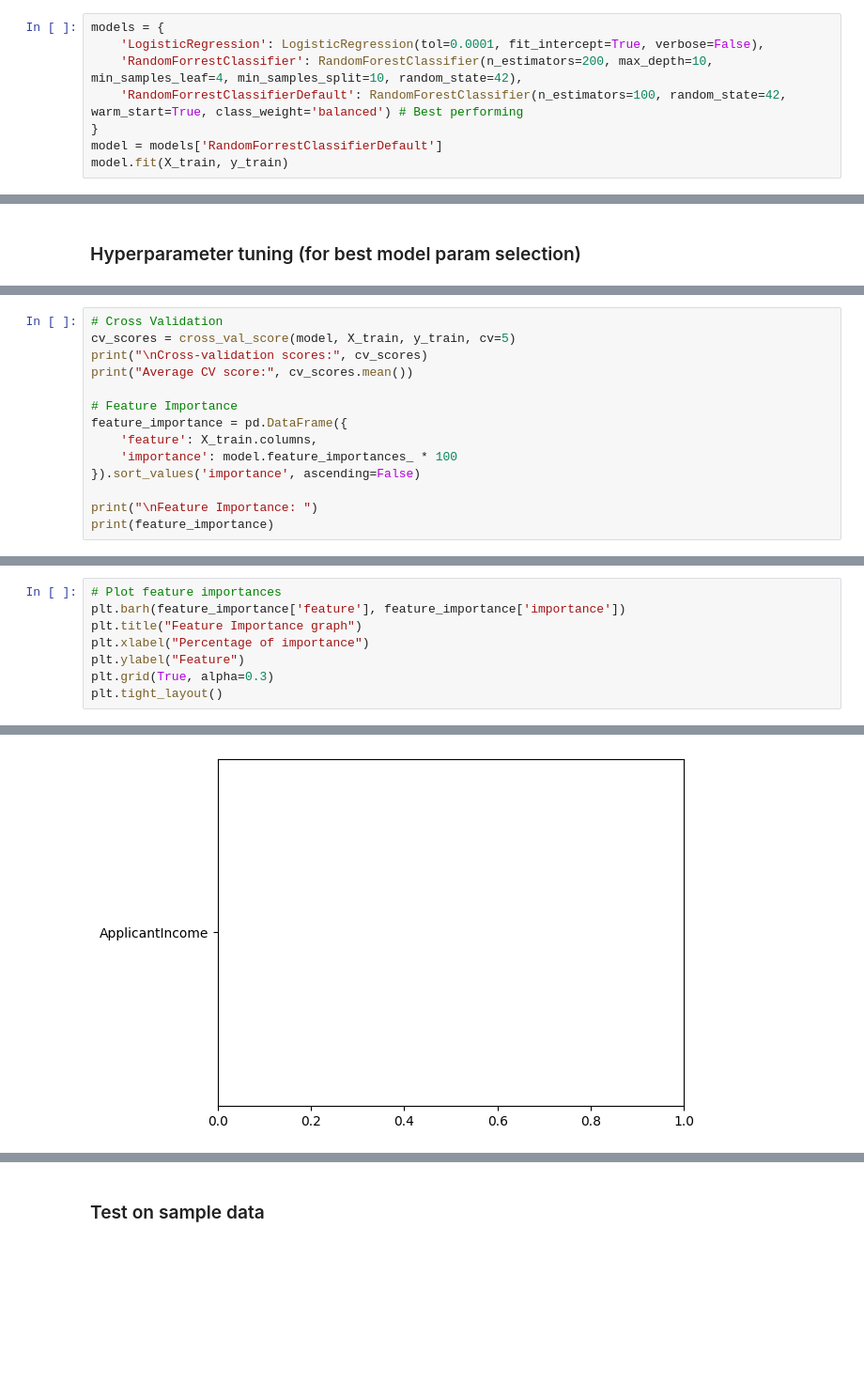
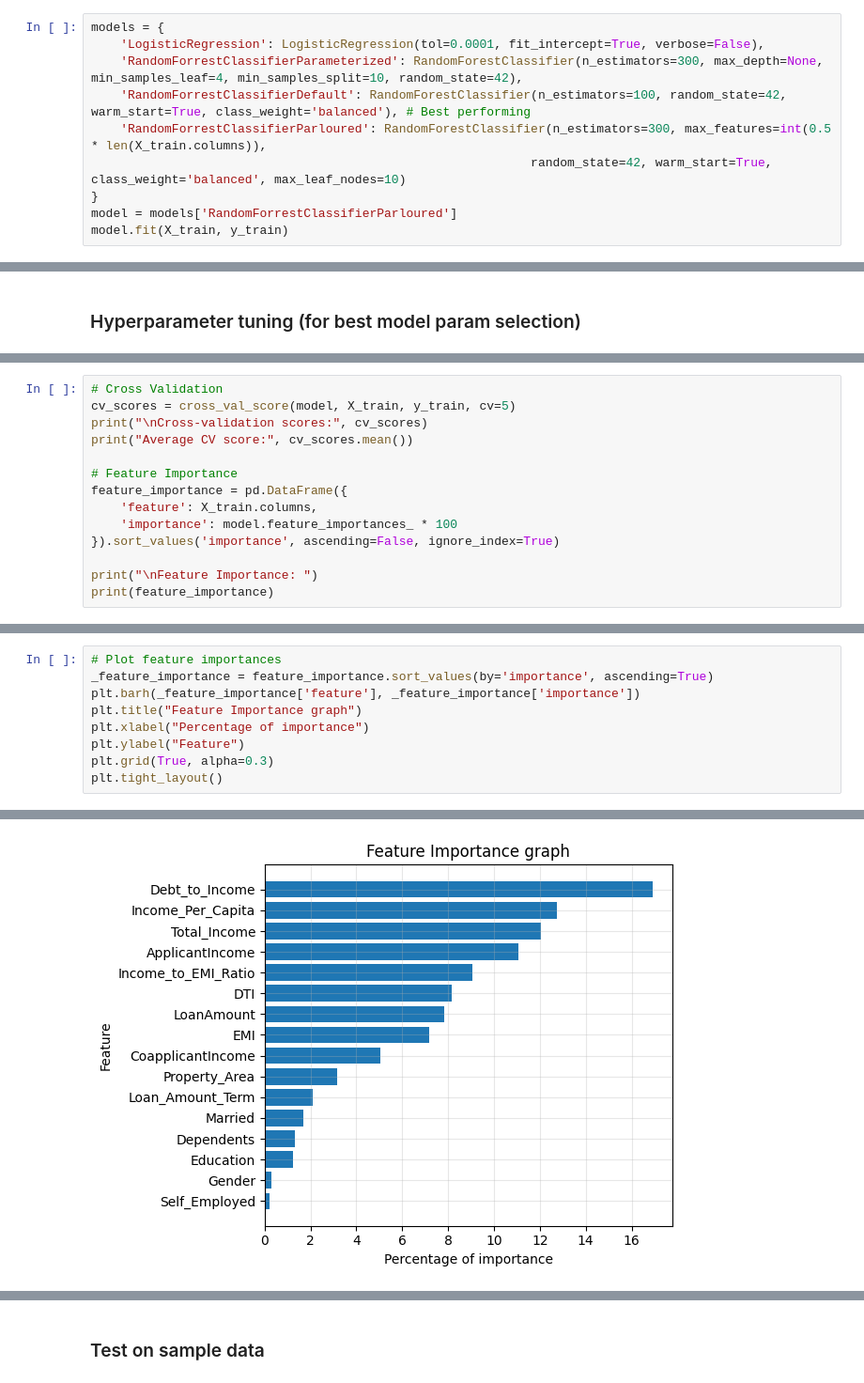
Before and after one commit to aryan220105/LoanEligibilityPredictor, a Jupyter notebook: LoanEligibilityPredictor.ipynb, the cells around one changed output, grey strips where cells are left out. Shown at 94% size. Drawn from its saved outputs; the diff is of its cells as text; blank space fills up the shorter version.

Commit message:
Test for differenet models and selected the best one.

```diff
--- a/LoanEligibilityPredictor.ipynb
+++ b/LoanEligibilityPredictor.ipynb
@@ -70,9 +70,11 @@ X_train, y_train, X_test = get_train_test_data(train_data, test_data)
 # %%
 models = {
     'LogisticRegression': LogisticRegression(tol=0.0001, fit_intercept=True, verbose=False),
-    'RandomForrestClassifier': RandomForestClassifier(n_estimators=200, max_depth=10, min_samples_leaf=4, min_samples_split=10, random_state=42),
-    'RandomForrestClassifierDefault': RandomForestClassifier(n_estimators=100, random_state=42, warm_start=True, class_weight='balanced') # Best performing
+    'RandomForrestClassifierParameterized': RandomForestClassifier(n_estimators=300, max_depth=None, min_samples_leaf=4, min_samples_split=10, random_state=42),
+    'RandomForrestClassifierDefault': RandomForestClassifier(n_estimators=100, random_state=42, warm_start=True, class_weight='balanced'), # Best performing
+    'RandomForrestClassifierParloured': RandomForestClassifier(n_estimators=300, max_features=int(0.5 * len(X_train.columns)),
+                                                            random_state=42, warm_start=True, class_weight='balanced', max_leaf_nodes=10)
 }
-model = models['RandomForrestClassifierDefault']
+model = models['RandomForrestClassifierParloured']
 model.fit(X_train, y_train)
 # %% [output]
@@ -101,7 +108,7 @@ print("Average CV score:", cv_scores.mean())
 feature_importance = pd.DataFrame({
     'feature': X_train.columns,
     'importance': model.feature_importances_ * 100
-}).sort_values('importance', ascending=False)
+}).sort_values('importance', ascending=False, ignore_index=True)
 
 print("\nFeature Importance: ")
 print(feature_importance)
@@ -129,6 +133,7 @@ Feature Importance:
 # %%
 # Plot feature importances
-plt.barh(feature_importance['feature'], feature_importance['importance'])
+_feature_importance = feature_importance.sort_values(by='importance', ascending=True)
+plt.barh(_feature_importance['feature'], _feature_importance['importance'])
 plt.title("Feature Importance graph")
 plt.xlabel("Percentage of importance")
 plt.ylabel("Feature")
@@ -139,4 +143,4 @@ AttributeError: Rectangle.set() got an unexpected keyword argument 'reversed'
-[figure, old version]
+[figure, new version]
 # %%
 # F1 Score
 y_pred = model.predict(X_train)
```
Also changed, not shown: parts of 8 cells of this notebook, 2 other files.
